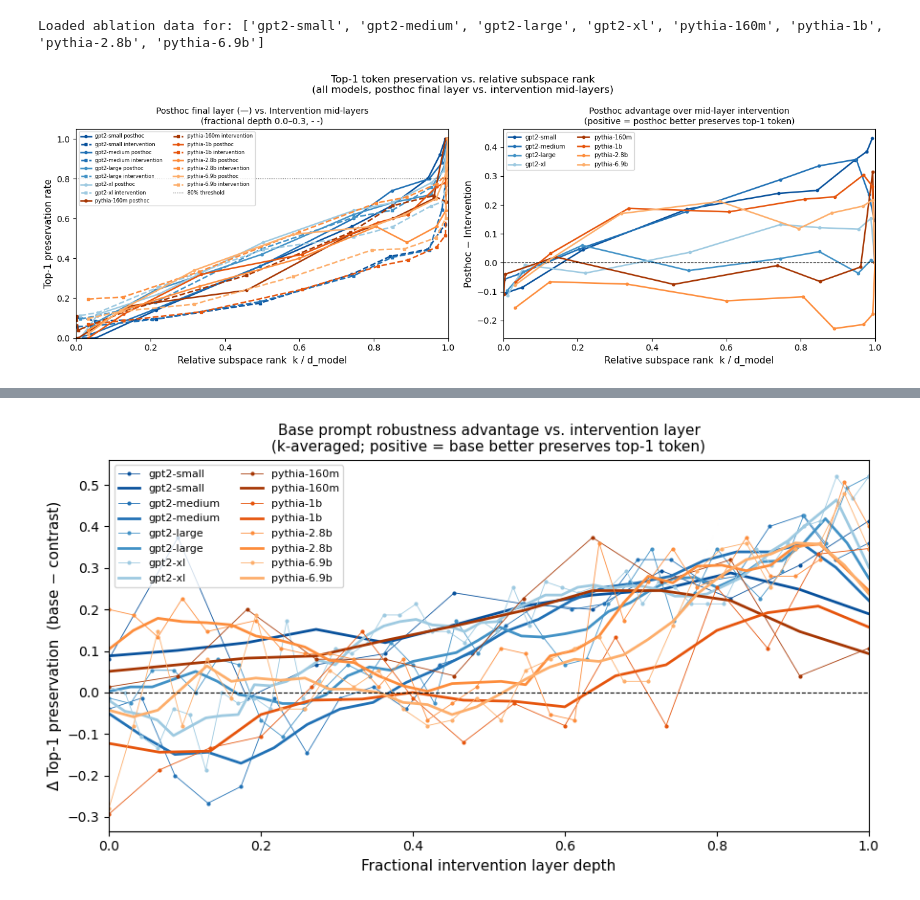
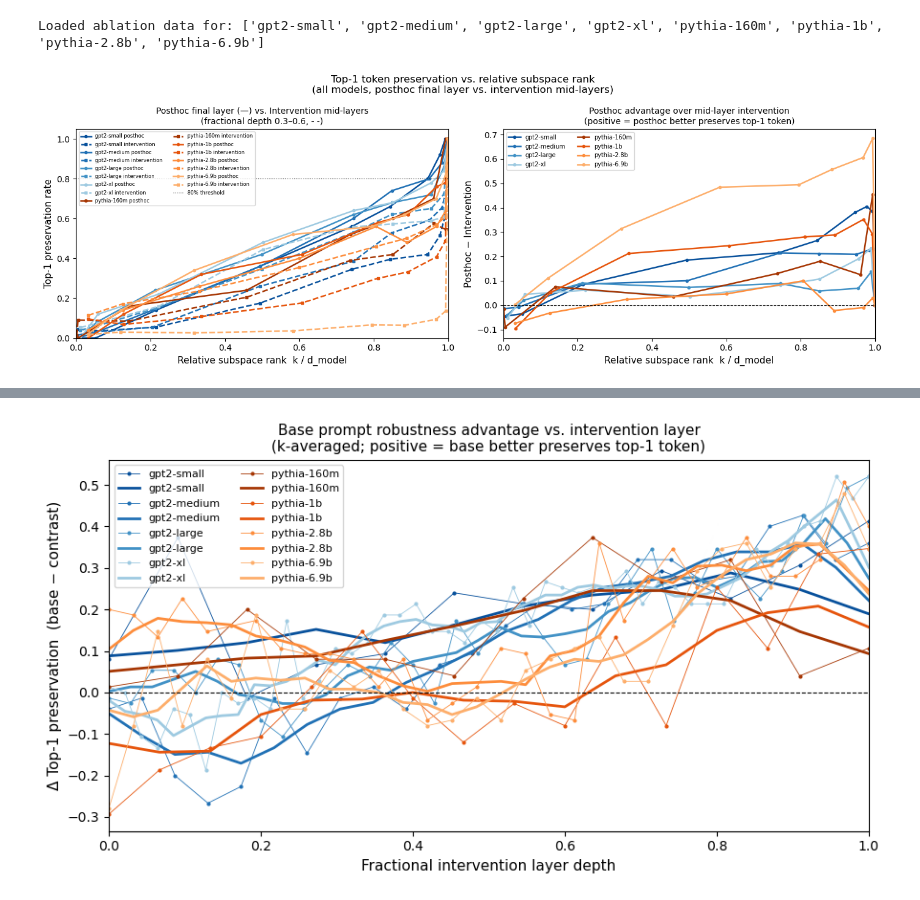
Before and after one commit to storyofthewolf/residual-stream-dynamics, a Jupyter notebook: notebooks/residual_stream_dynamics.ipynb, the cells around one changed output, grey strips where cells are left out. Cells and saved outputs as stored; diff of their text form; code cells hidden in the pictures.

```diff
--- a/notebooks/residual_stream_dynamics.ipynb
+++ b/notebooks/residual_stream_dynamics.ipynb
@@ -243,7 +246,7 @@ colors = {
 # Intervention layer range: fractional depth window for mid-network averaging.
 # These layers show the largest posthoc/intervention divergence and bracket
 # the build-then-cash-out transition.
-FRAC_LO, FRAC_HI = 0.0, 0.3
+FRAC_LO, FRAC_HI = 0.3, 0.6
 
 ax_abs, ax_diff = axes
 
@@ -312,31 +315,31 @@ for m in MODELS:
                 color=colors[m], linestyle='--', label=f'{m} intervention')
 
     # ── Right panel: posthoc − intervention difference ────────────────────────
     ax_diff.plot(rel_ranks, diff,
                  marker='o', markersize=3, linewidth=1.8,
                  color=colors[m], label=m)
 
 # ── Axes formatting ───────────────────────────────────────────────────────────
 ax_abs.axhline(0.80, color='black', linewidth=0.8, linestyle=':', label='80% threshold')
 ax_abs.set_xlabel('Relative subspace rank  k / d_model', fontsize=11)
 ax_abs.set_ylabel('Top-1 preservation rate', fontsize=11)
 ax_abs.set_title(f'Posthoc final layer (—) vs. Intervention mid-layers\n'
                  f'(fractional depth {FRAC_LO}–{FRAC_HI}, - -)', fontsize=10)
 ax_abs.set_xlim(0, 1)
 ax_abs.set_ylim(0, 1.05)
 ax_abs.legend(fontsize=6, ncol=2)
 
 ax_diff.axhline(0, color='black', linewidth=0.8, linestyle='--')
 ax_diff.set_xlabel('Relative subspace rank  k / d_model', fontsize=11)
 ax_diff.set_ylabel('Posthoc − Intervention', fontsize=11)
 ax_diff.set_title(f'Posthoc advantage over mid-layer intervention\n'
                   f'(positive = posthoc better preserves top-1 token)', fontsize=10)
 ax_diff.set_xlim(0, 1)
 ax_diff.legend(fontsize=7, ncol=2)
 
 fig.tight_layout()
 fig.savefig(FIGURES_DIR / 'ablation_top1_posthoc_vs_intervention_midlayer.png',
             dpi=150, bbox_inches='tight')
 plt.show()
 # %% [output]
-[figure, old version]
+[figure, new version]
```
Also changed, not shown: parts of 15 cells of this notebook, 1 other file.
